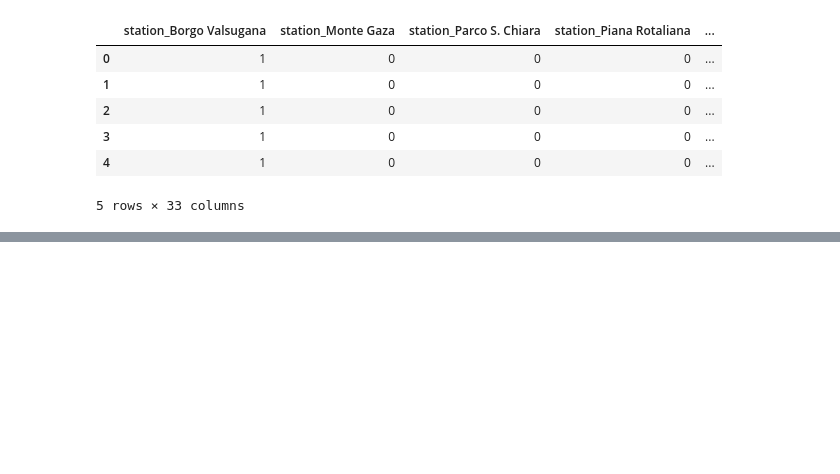
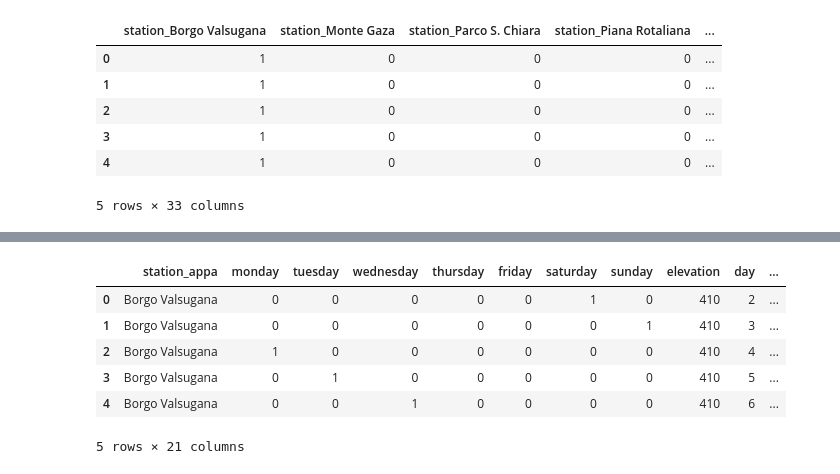
Before and after one commit to CarloDegasperi/DataScience, a Jupyter notebook: notebooks/classification/03_classification_preparation.ipynb, the cells around one changed output, grey strips where cells are left out. Saved outputs shown, nothing was run; the diff lists cells and outputs as text; code cells hidden in the pictures; blank space fills up the shorter version.

```diff
--- a/notebooks/classification/03_classification_preparation.ipynb
+++ b/notebooks/classification/03_classification_preparation.ipynb
@@ -92,0 +166,4 @@ binary_class_df.head()
+# %%
+# importiamo nuovamente il dataframe sviluppato per l'EDA
+dataset_df = pd.read_csv('../../data/processed/dataset_EDA_processed.csv')
+dataset_df.head()
@@ -92,0 +189,62 @@ binary_class_df.head()
+# %%
+# inseriamo in dataset_df una colonna 'day' che contiene il giorno del mese estratto dalla colonna 'date'
+dataset_df['date'] = pd.to_datetime(dataset_df['date'])
+dataset_df['day'] = (dataset_df["date"] - dataset_df["date"].min()).dt.days + 1
+
+# accorpiamo i dati delle ore diverse
+daily_df = (dataset_df.groupby(['station_appa', 'day'], as_index=False).agg({
+          'elevation': 'first',      # costante per ciascuna stazione
+          'week_day': 'first',       # costante per ciscun giorno
+          'PM10': 'mean',
+          'NO2': 'mean',
+          'AQI': 'mean',
+          'power_area_50': 'mean',
+          'temperature': 'mean',
+          'precipitation': 'mean'}))
+
+# non specifichiamo le ore, in questo modo vengono abbandonate poiché sono inutili
+# inoltre abbandoniamo l'EAQI poiché non numerico e comunque non lo useremmo per il training dei modelli
+# abbandoniamo anche winds_spd visto che è composto principalmente da NaN
+
+feature_cols = ['station_appa', 'day', 'week_day', 'elevation', 'PM10', 'NO2', 'AQI', 'power_area_50', 'temperature', 'precipitation']
+
+# feature istantanee
+day_class_df = daily_df[['station_appa', 'elevation', 'day', 'week_day']].copy()
+day_class_df = pd.get_dummies(daily_df, columns=['station_appa'], prefix='station', dtype=int)
+day_class_df = pd.get_dummies(daily_df, columns=['week_day'], prefix='', prefix_sep='', dtype=int)
+
+# riordiniamo le colonne
+week_cols = ['monday', 'tuesday', 'wednesday', 'thursday', 'friday', 'saturday', 'sunday']
+station_cols = [col for col in day_class_df.columns if col.startswith('station_')]
+
+day_class_df = day_class_df[station_cols + week_cols + ['elevation', 'day']]
+
+# aggiungiamo le colonne con gli inquinanti ed i consumi elettrici spostati di 1 e 2 giorni
+pol_cols = ['PM10', 'NO2', 'AQI']
+# in questo caso non shiftiamo di h ore ma di d giorni
+for d in range (1,3):
+    day_class_df[[col + f'_{d}' for col in pol_cols]] = daily_df.groupby('station_appa')[pol_cols].shift(d)
+    day_class_df[f'power_area_50_{d}'] = daily_df.groupby('station_appa')['power_area_50'].shift(d)
+
+# aggiungiamo le colonne con il meteo, tutto relativo al giorno precedente
+day_class_df['temperature'] = daily_df.groupby('station_appa')['temperature'].shift(1)
+day_class_df['precipitation'] = daily_df.groupby('station_appa')['precipitation'].shift(1)
+
+# aggiungiamo il target
+day_class_df['target'] = (daily_df['AQI'] <= 40).astype(int)
+
+# eliminiamo le righe che abbiamo appena agginto con valori NaN
+day_class_df.dropna(subset='precipitation', inplace=True)
+day_class_df = day_class_df.reset_index(drop=True)
+
+day_class_df.to_csv("../../data/processed/dataset_day_class_processed.csv", index=False)
+
+day_class_df.head()
+# %% [output]
+|  | station_appa | monday | tuesday | wednesday | thursday | friday | saturday | sunday | elevation | day | ... |
+| 0 | Borgo Valsugana | 0 | 0 | 0 | 0 | 0 | 1 | 0 | 410 | 2 | ... |
+| 1 | Borgo Valsugana | 0 | 0 | 0 | 0 | 0 | 0 | 1 | 410 | 3 | ... |
+| 2 | Borgo Valsugana | 1 | 0 | 0 | 0 | 0 | 0 | 0 | 410 | 4 | ... |
+| 3 | Borgo Valsugana | 0 | 1 | 0 | 0 | 0 | 0 | 0 | 410 | 5 | ... |
+| 4 | Borgo Valsugana | 0 | 0 | 1 | 0 | 0 | 0 | 0 | 410 | 6 | ... |
+5 rows × 21 columns
```
Also changed, not shown: parts of 8 cells of this notebook, 4 other files.
